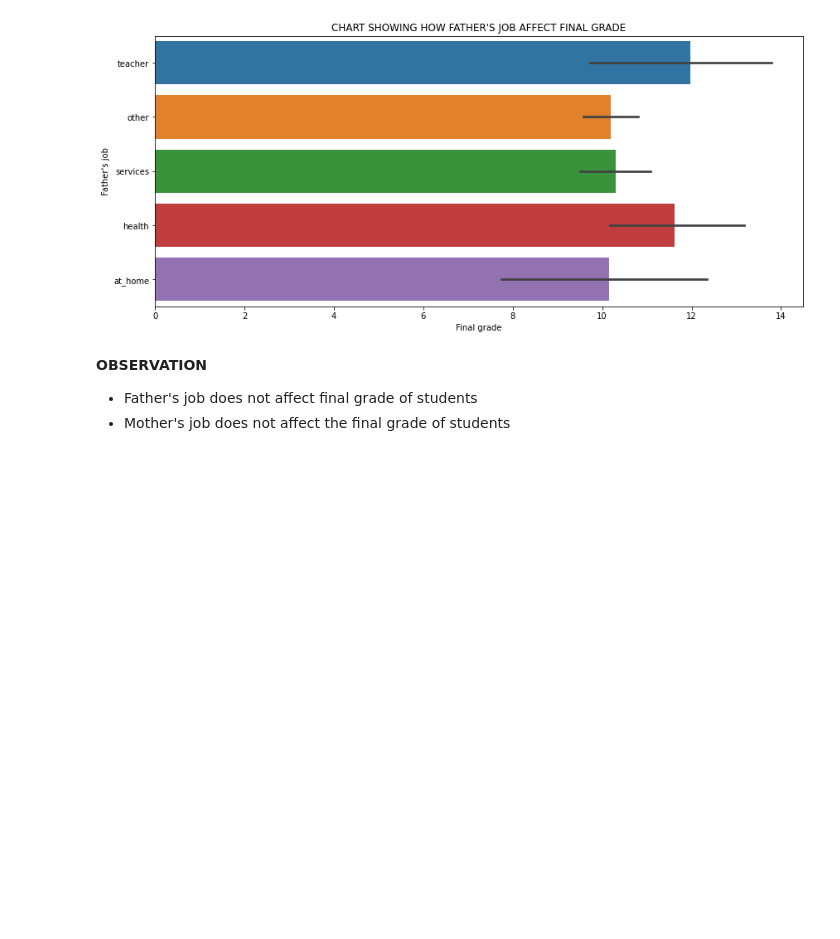
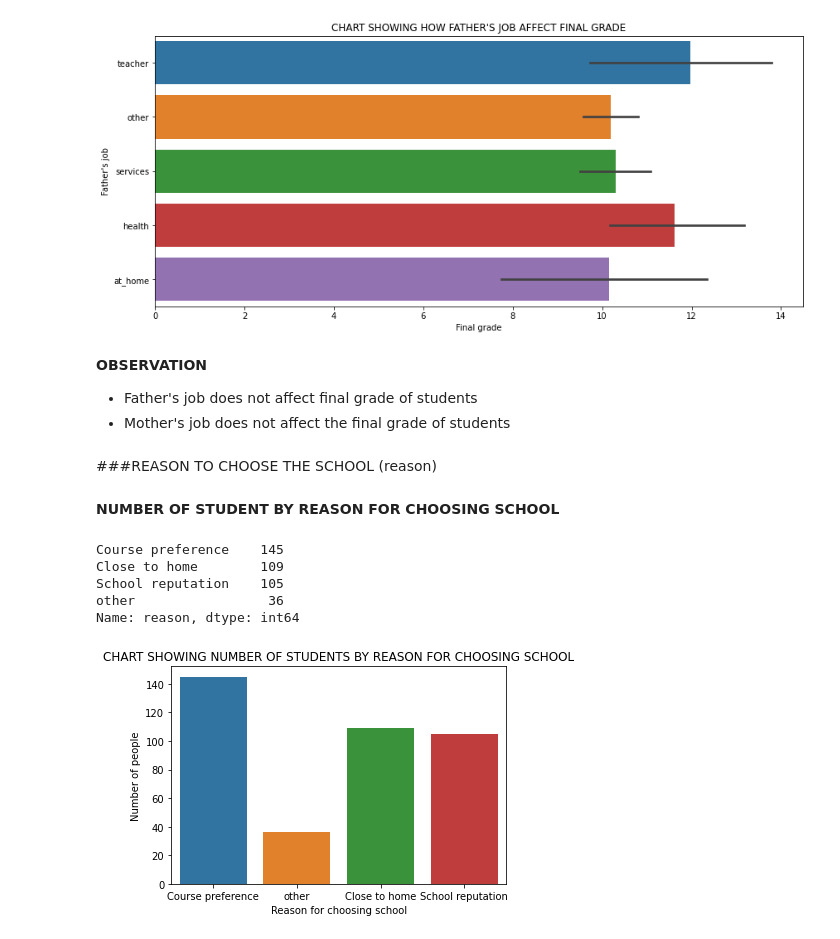
Before and after one commit to devchoplife/Students-grades, a Jupyter notebook: portuguese_students_grade_analysis.ipynb, the cells around one changed output. Saved outputs shown, nothing was run; the diff lists cells and outputs as text; code cells hidden in the pictures; blank space fills up the shorter version.

```diff
--- a/portuguese_students_grade_analysis.ipynb
+++ b/portuguese_students_grade_analysis.ipynb
@@ -452,3 +452,27 @@ plt.show()
 
 * Father's job does not affect final grade of students
 * Mother's job does not affect the final grade of students
+# %% [markdown]
+###REASON TO CHOOSE THE SCHOOL (reason)
+# %%
+grades['reason'].replace(to_replace = 'home', value = 'Close to home', inplace = True)
+grades['reason'].replace(to_replace = 'course', value = 'Course preference', inplace = True)
+grades['reason'].replace(to_replace = 'reputation', value = 'School reputation', inplace = True)
+# %% [markdown]
+**NUMBER OF STUDENT BY REASON FOR CHOOSING SCHOOL**
+# %%
+grades['reason'].value_counts()
+# %% [output]
+Course preference    145
+Close to home        109
+School reputation    105
+other                 36
+Name: reason, dtype: int64
+# %%
+sns.countplot('reason', data = grades)
+plt.title("CHART SHOWING NUMBER OF STUDENTS BY REASON FOR CHOOSING SCHOOL")
+plt.xlabel("Reason for choosing school")
+plt.ylabel("Number of people")
+plt.show()
+# %% [output]
+[figure, added]
```
Also changed, not shown: parts of 14 cells of this notebook.
